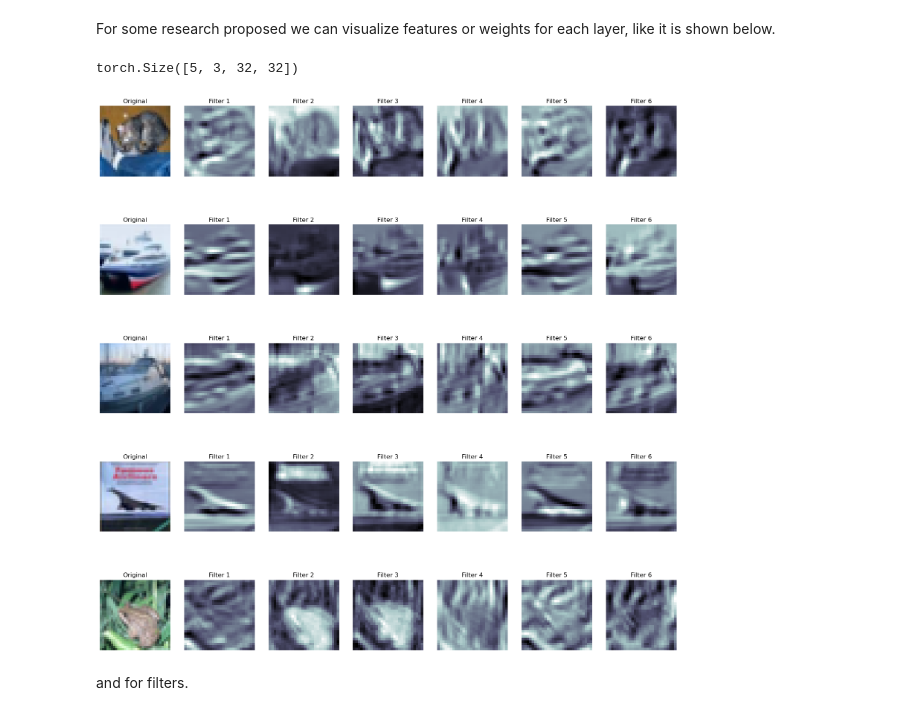
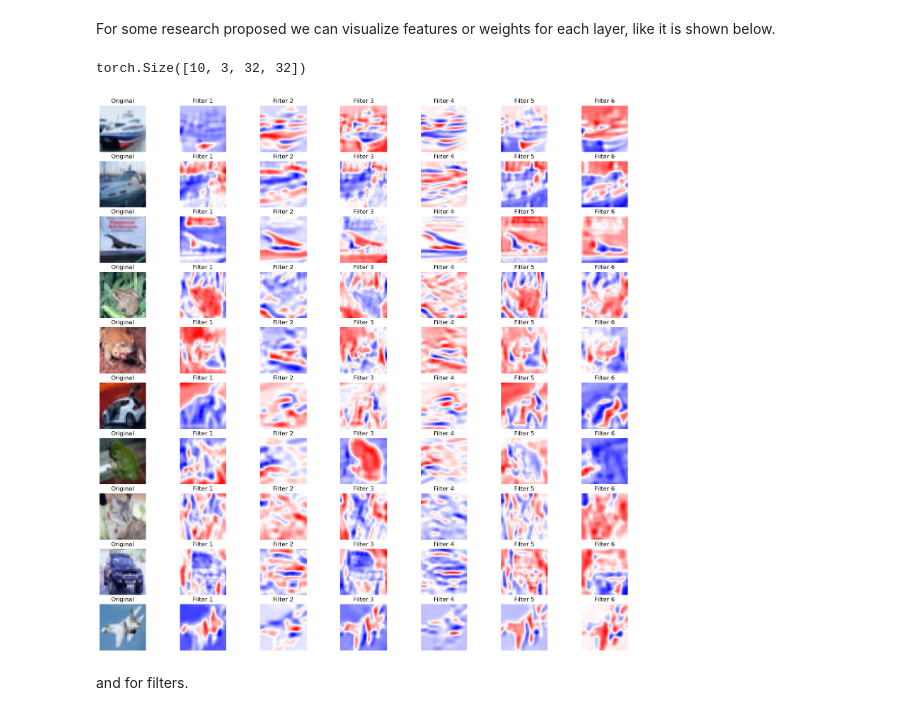
Before and after one commit to MVRonkin/Deep-Learning-in-Image-Processing-Lectures, a Jupyter notebook: 2024/WS/WS3_LeNet.ipynb, the cells around one changed output. Cells and saved outputs as stored; diff of their text form; code cells hidden in the pictures.

```diff
--- a/2024/WS/WS3_LeNet.ipynb
+++ b/2024/WS/WS3_LeNet.ipynb
@@ -392,0 +502,11 @@ criterion = criterion.to(device)
+# %%
+lrs = np.zeros((EPOCHS))
+plt.figure(figsize=(2,2));
+
+with torch.inference_mode():
+    for i in range(EPOCHS):
+        optimizer.step()
+        lrs[i] = optimizer.param_groups[0]["lr"]
+        scheduler.step()
+
+    plt.plot(range(EPOCHS),lrs);
@@ -524,13 +607,13 @@ torch.save(model.state_dict(), PATH)
 download results
 # %%
 model = LeNet(3,10)
-model.load_state_dict(torch.load(PATH))
+model.load_state_dict(torch.load(PATH, weights_only=True))
 # %% [output]
 <All keys matched successfully>
 # %% [markdown]
 Test results for best epoch
 # %%
-model.load_state_dict(torch.load('lenet_best_model.pt'))
+model.load_state_dict(torch.load('best_model.pt', weights_only=True))
 test_loss, test_acc = evaluate(model, testloader, criterion, metric, device)
-print(f'best epoch {best_epoch}: Test Loss: {test_loss:.3f} | Test Acc: {test_acc*100:.2f}%')
+print(f'Test Loss: {test_loss:.3f} | Test Acc: {test_acc*100:.2f}%')
 # %% [output]
@@ -646,7 +733,7 @@ df.to_csv('submission.csv', index=False)
 # %% [markdown]
 For some research proposed we can visualize features or weights for each layer, like it is shown below.
 # %%
-def plot_filtered_images(images, filters):
+def plot_filtered_images(images, filters ):
 
     images = torch.cat([i.unsqueeze(0) for i in images], dim=0).cpu()
 
@@ -657,7 +744,7 @@ def plot_filtered_images(images, filters):
     n_images  = images.shape[0]
     n_filters = filters.shape[0]
 
-    filtered_images = F.conv2d(images, filters)
+    filtered_images = F.conv2d(images, filters)#, groups=3)
 
     fig = plt.figure(figsize=(20, 20))
 
@@ -682,22 +769,22 @@ def plot_filtered_images(images, filters):
 
             ax = fig.add_subplot(n_images, n_filters+1, i+1+(i*n_filters)+j+1)
 
-            ax.imshow(image.astype(int), cmap='bone')
+            ax.imshow(image.astype(int), cmap='bwr', interpolation='bilinear')
 
             ax.set_title(f'Filter {j+1}')
             ax.axis('off')
     return filtered_images
 # %%
-N_IMAGES = 5
+N_IMAGES = 10
 
-images = [image for image, label in [testset[i] for i in range(N_IMAGES)]]
+images = [image for image, label in [testset[i+ 1] for i in range(N_IMAGES )]]
 
 filters = model.conv1.weight.data
 
 filtered_images = plot_filtered_images(images, filters)
 # %% [output]
-torch.Size([5, 3, 32, 32])
+torch.Size([10, 3, 32, 32])
-[figure, old version]
+[figure, new version]
 # %% [markdown]
 and for filters.
 # %%
```
Also changed, not shown: parts of 46 cells of this notebook, 11 other files.
